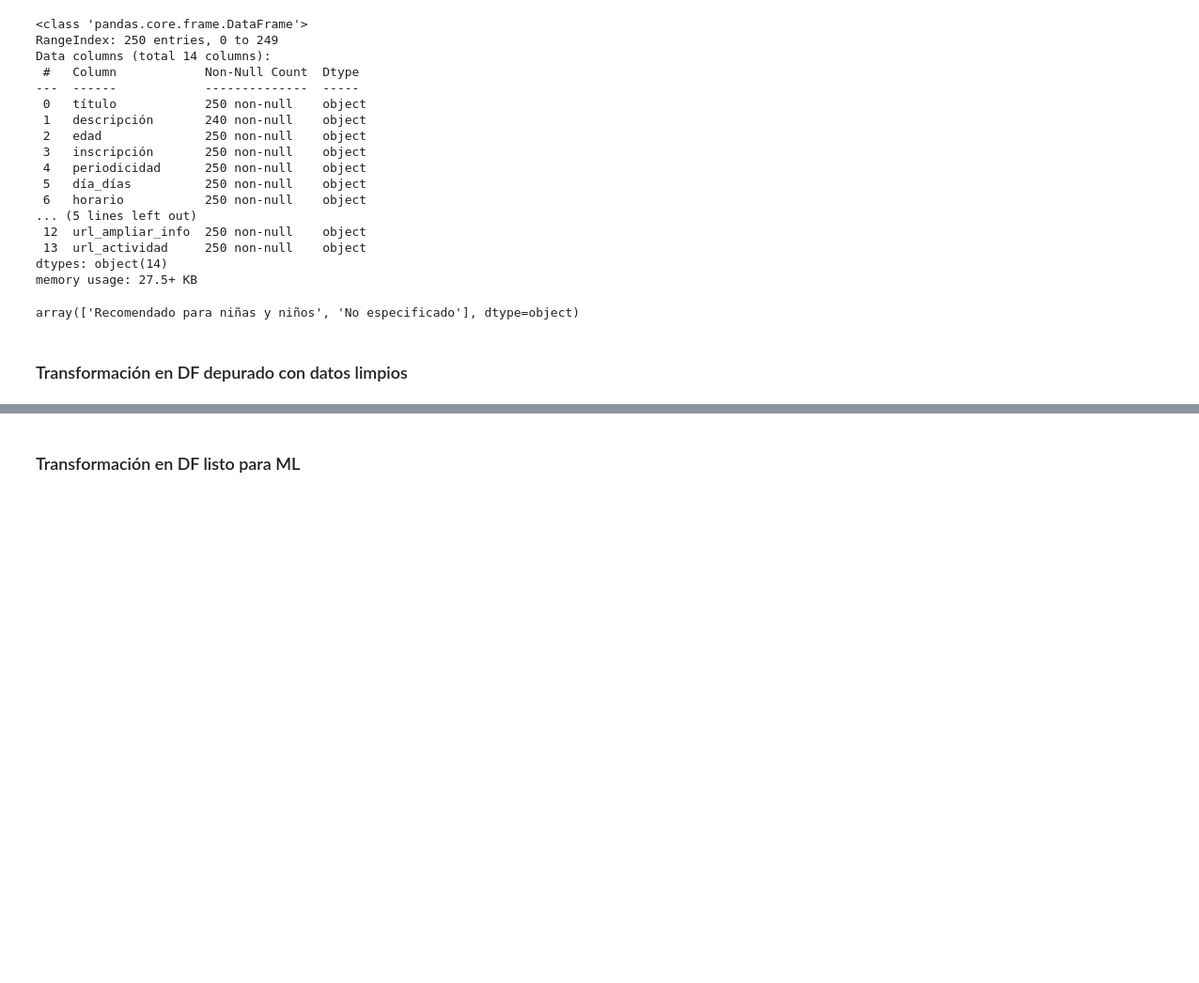
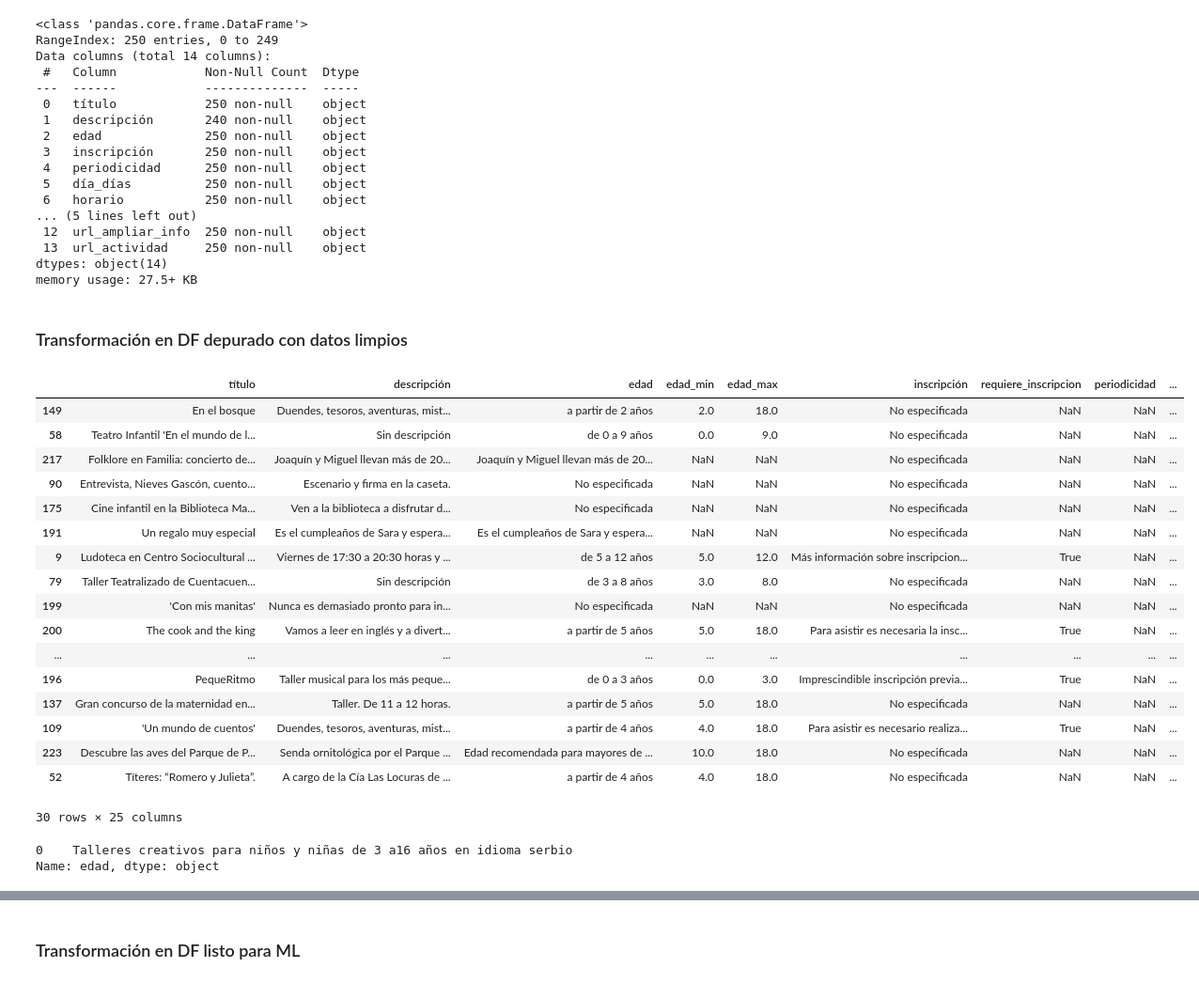
Before and after one commit to abdonrb/desafio_tripulaciones, a Jupyter notebook: notebooks/05_Datos_Detallados_Actividades_Infantiles_Madrid_WS_agv.ipynb, the cells around one changed output, grey strips where cells are left out. Shown at 94% size. Drawn from its saved outputs; the diff is of its cells as text; code cells hidden in the pictures; blank space fills up the shorter version.

```diff
--- a/notebooks/05_Datos_Detallados_Actividades_Infantiles_Madrid_WS_agv.ipynb
+++ b/notebooks/05_Datos_Detallados_Actividades_Infantiles_Madrid_WS_agv.ipynb
@@ -1966,9 +1974,5 @@ Data columns (total 14 columns):
  13  url_actividad     250 non-null    object
 dtypes: object(14)
 memory usage: 27.5+ KB
-# %%
-df['recomendación'].unique()
-# %% [output]
-array(['Recomendado para niñas y niños', 'No especificado'], dtype=object)
 # %% [markdown]
 ### Transformación en DF depurado con datos limpios
@@ -1974,0 +2357,27 @@ array(['Recomendado para niñas y niños', 'No especificado'], dtype=object)
+# %%
+df_depurado.sample(30)
+# %% [output]
+|  | título | descripción | edad | edad_min | edad_max | inscripción | requiere_inscripcion | periodicidad | ... |
+| 149 | En el bosque | Duendes, tesoros, aventuras, mist... | a partir de 2 años | 2.0 | 18.0 | No especificada | NaN | NaN | ... |
+| 58 | Teatro Infantil 'En el mundo de l... | Sin descripción | de 0 a 9 años | 0.0 | 9.0 | No especificada | NaN | NaN | ... |
+| 217 | Folklore en Familia: concierto de... | Joaquín y Miguel llevan más de 20... | Joaquín y Miguel llevan más de 20... | NaN | NaN | No especificada | NaN | NaN | ... |
+| 90 | Entrevista, Nieves Gascón, cuento... | Escenario y firma en la caseta. | No especificada | NaN | NaN | No especificada | NaN | NaN | ... |
+| 175 | Cine infantil en la Biblioteca Ma... | Ven a la biblioteca a disfrutar d... | No especificada | NaN | NaN | No especificada | NaN | NaN | ... |
+| 191 | Un regalo muy especial | Es el cumpleaños de Sara y espera... | Es el cumpleaños de Sara y espera... | NaN | NaN | No especificada | NaN | NaN | ... |
+| 9 | Ludoteca en Centro Sociocultural ... | Viernes de 17:30 a 20:30 horas y ... | de 5 a 12 años | 5.0 | 12.0 | Más información sobre inscripcion... | True | NaN | ... |
+| 79 | Taller Teatralizado de Cuentacuen... | Sin descripción | de 3 a 8 años | 3.0 | 8.0 | No especificada | NaN | NaN | ... |
+| 199 | 'Con mis manitas' | Nunca es demasiado pronto para in... | No especificada | NaN | NaN | No especificada | NaN | NaN | ... |
+| 200 | The cook and the king | Vamos a leer en inglés y a divert... | a partir de 5 años | 5.0 | 18.0 | Para asistir es necesaria la insc... | True | NaN | ... |
+| ... | ... | ... | ... | ... | ... | ... | ... | ... | ... |
+| 196 | PequeRitmo | Taller musical para los más peque... | de 0 a 3 años | 0.0 | 3.0 | Imprescindible inscripción previa... | True | NaN | ... |
+| 137 | Gran concurso de la maternidad en... | Taller. De 11 a 12 horas. | a partir de 5 años | 5.0 | 18.0 | No especificada | NaN | NaN | ... |
+| 109 | 'Un mundo de cuentos' | Duendes, tesoros, aventuras, mist... | a partir de 4 años | 4.0 | 18.0 | Para asistir es necesario realiza... | True | NaN | ... |
+| 223 | Descubre las aves del Parque de P... | Senda ornitológica por el Parque ... | Edad recomendada para mayores de ... | 10.0 | 18.0 | No especificada | NaN | NaN | ... |
+| 52 | Títeres: “Romero y Julieta”. | A cargo de la Cía Las Locuras de ... | a partir de 4 años | 4.0 | 18.0 | No especificada | NaN | NaN | ... |
+30 rows × 25 columns
+# %%
+pd.set_option('display.max_colwidth', None)
+df_depurado.head(1)['edad']
+# %% [output]
+0    Talleres creativos para niños y niñas de 3 a16 años en idioma serbio
+Name: edad, dtype: object
```
Also changed, not shown: parts of 4 cells of this notebook.
